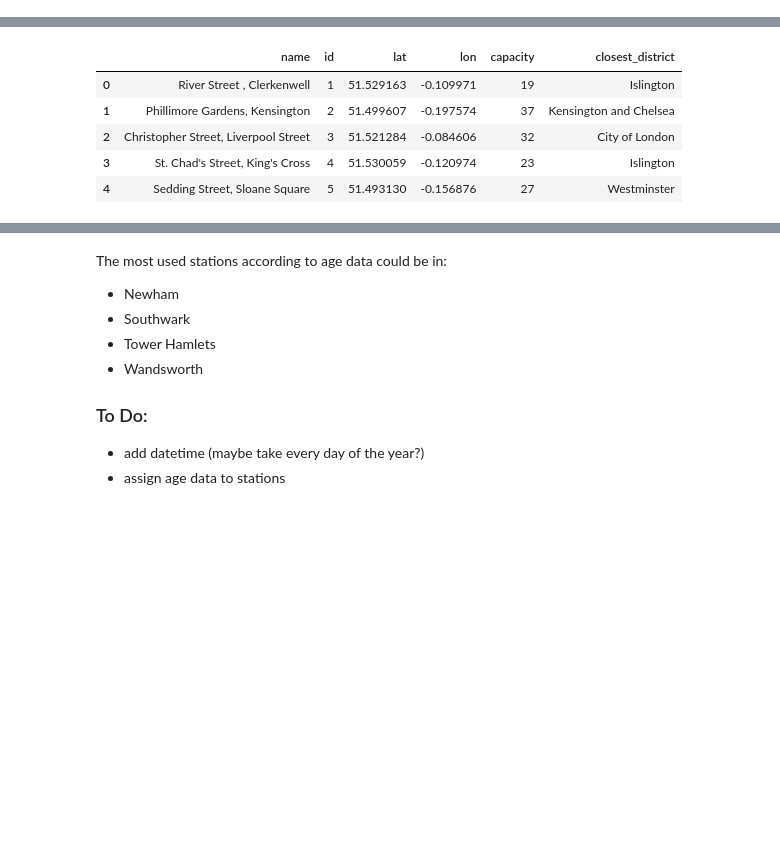
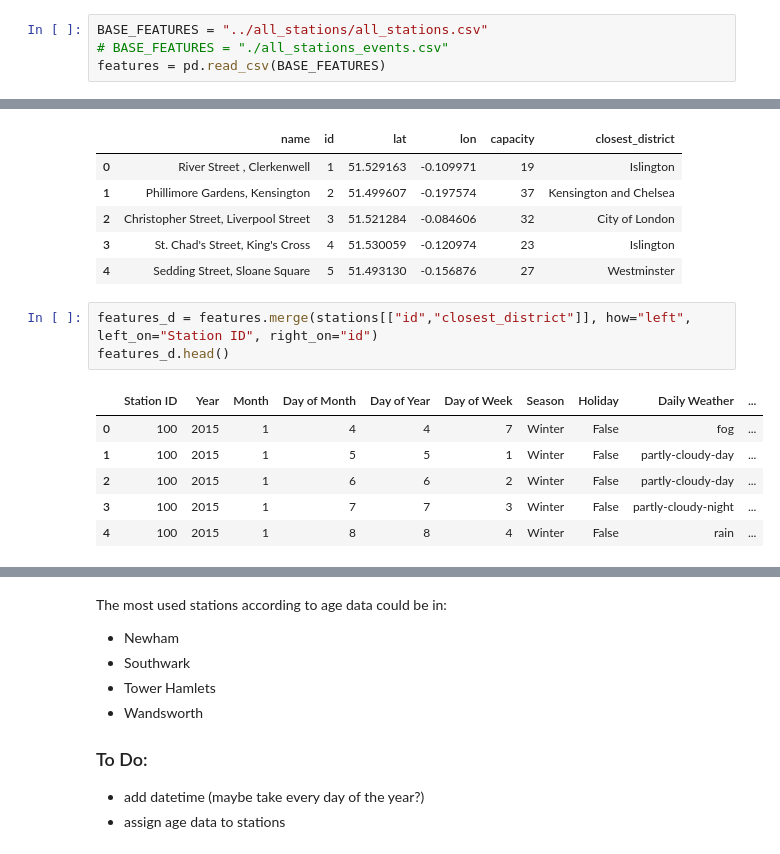
Before and after one commit to dataBikeHsUlm/MapReduce, a Jupyter notebook: Data_Profiling/AdditionalFeatures.ipynb, the cells around one changed output, grey strips where cells are left out. Drawn from its saved outputs; the diff is of its cells as text; blank space fills up the shorter version.

Commit message:
generation of events dataset with future

```diff
--- a/Data_Profiling/AdditionalFeatures.ipynb
+++ b/Data_Profiling/AdditionalFeatures.ipynb
@@ -1,3 +1,7 @@
+# %%
+BASE_FEATURES = "../all_stations/all_stations.csv"
+# BASE_FEATURES = "./all_stations_events.csv"
+features = pd.read_csv(BASE_FEATURES)
 # %% [markdown]
 ## 1. Age
 
@@ -136,3 +134,13 @@ stations.head()
 | 2 | Christopher Street, Liverpool Street | 3 | 51.521284 | -0.084606 | 32 | City of London |
 | 3 | St. Chad's Street, King's Cross | 4 | 51.530059 | -0.120974 | 23 | Islington |
 | 4 | Sedding Street, Sloane Square | 5 | 51.493130 | -0.156876 | 27 | Westminster |
+# %%
+features_d = features.merge(stations[["id","closest_district"]], how="left", left_on="Station ID", right_on="id")
+features_d.head()
+# %% [output]
+|  | Station ID | Year | Month | Day of Month | Day of Year | Day of Week | Season | Holiday | Daily Weather | ... |
+| 0 | 100 | 2015 | 1 | 4 | 4 | 7 | Winter | False | fog | ... |
+| 1 | 100 | 2015 | 1 | 5 | 5 | 1 | Winter | False | partly-cloudy-day | ... |
+| 2 | 100 | 2015 | 1 | 6 | 6 | 2 | Winter | False | partly-cloudy-day | ... |
+| 3 | 100 | 2015 | 1 | 7 | 7 | 3 | Winter | False | partly-cloudy-night | ... |
+| 4 | 100 | 2015 | 1 | 8 | 8 | 4 | Winter | False | rain | ... |
```
Also changed, not shown: parts of 6 cells of this notebook, 1 other file.
